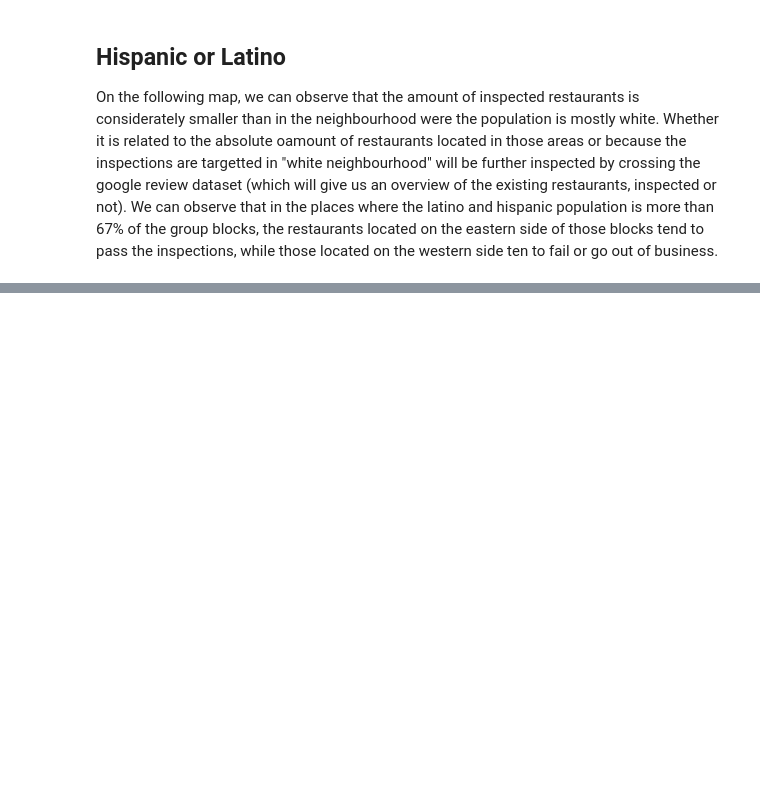
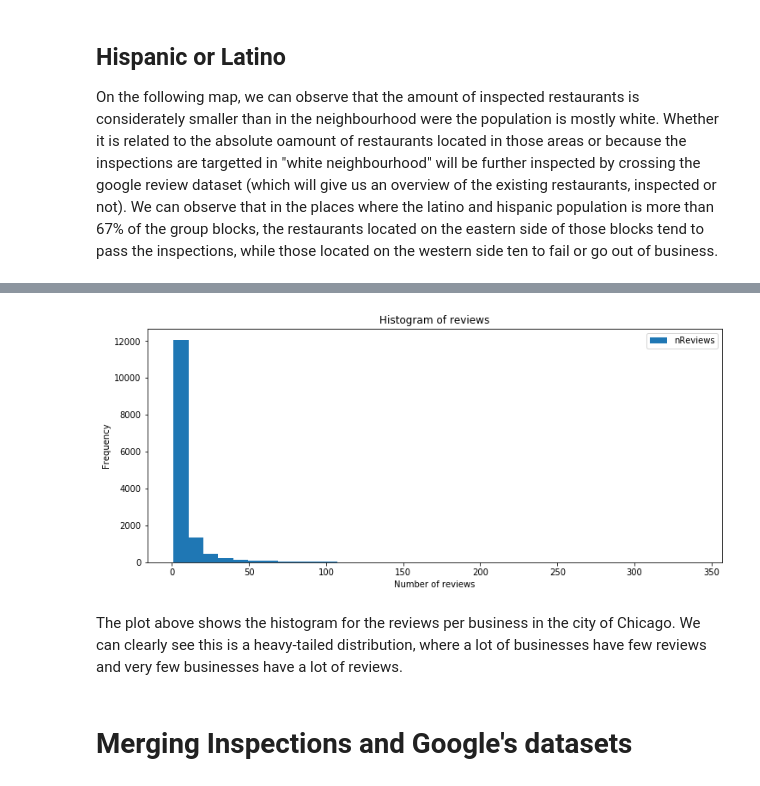
Before and after one commit to MNabegh/ADAknow, a Jupyter notebook: jade_mahmoud_merged.ipynb, the cells around one changed output, grey strips where cells are left out. Saved outputs shown, nothing was run; the diff lists cells and outputs as text; code cells hidden in the pictures; blank space fills up the shorter version.

Commit message:
google and jade

```diff
--- a/jade_mahmoud_merged.ipynb
+++ b/jade_mahmoud_merged.ipynb
@@ -1166,0 +1463,2 @@ HTML('<iframe src=./maps/ethnicity_black_african_map.html width=700 height=450><
+# %%
+reviewsChicago_df = reviews_df[reviews_df["gPlusPlaceId"].isin(interS) ]
@@ -1166,0 +1485,9 @@ HTML('<iframe src=./maps/ethnicity_black_african_map.html width=700 height=450><
+# %%
+cntReviews = reviewsChicago_df.groupby("gPlusPlaceId").count()[["gPlusUserId"]]
+cntReviews = cntReviews.rename(columns={"gPlusUserId": "nReviews"})
+mean = reviewsChicago_df.groupby("gPlusPlaceId").mean()[["rating"]]
+# %%
+cntReviews.reset_index(inplace=True)
+# %%
+cntReviews = cntReviews.merge(openChicagoBiz_df, how="inner", on="gPlusPlaceId")[["gPlusPlaceId", "name", "nReviews", "zip"]]
+cntReviews.head(5)
@@ -1166,0 +1508,11 @@ HTML('<iframe src=./maps/ethnicity_black_african_map.html width=700 height=450><
+# %%
+ax = cntReviews.plot.hist("nReviews", bins=35, figsize=(12,5))
+ax.set_xlabel("Number of reviews")
+ax.set_title("Histogram of reviews per business")
+plt.show()
+# %% [output]
+[figure, added]
+# %% [markdown]
+The plot above shows the histogram for the reviews per business in the city of Chicago. We can clearly see this is a heavy-tailed distribution, where a lot of businesses have few reviews and very few businesses have a lot of reviews.
+# %% [markdown]
+# Merging Inspections and Google's datasets
```
Also changed, not shown: parts of 72 cells of this notebook.
